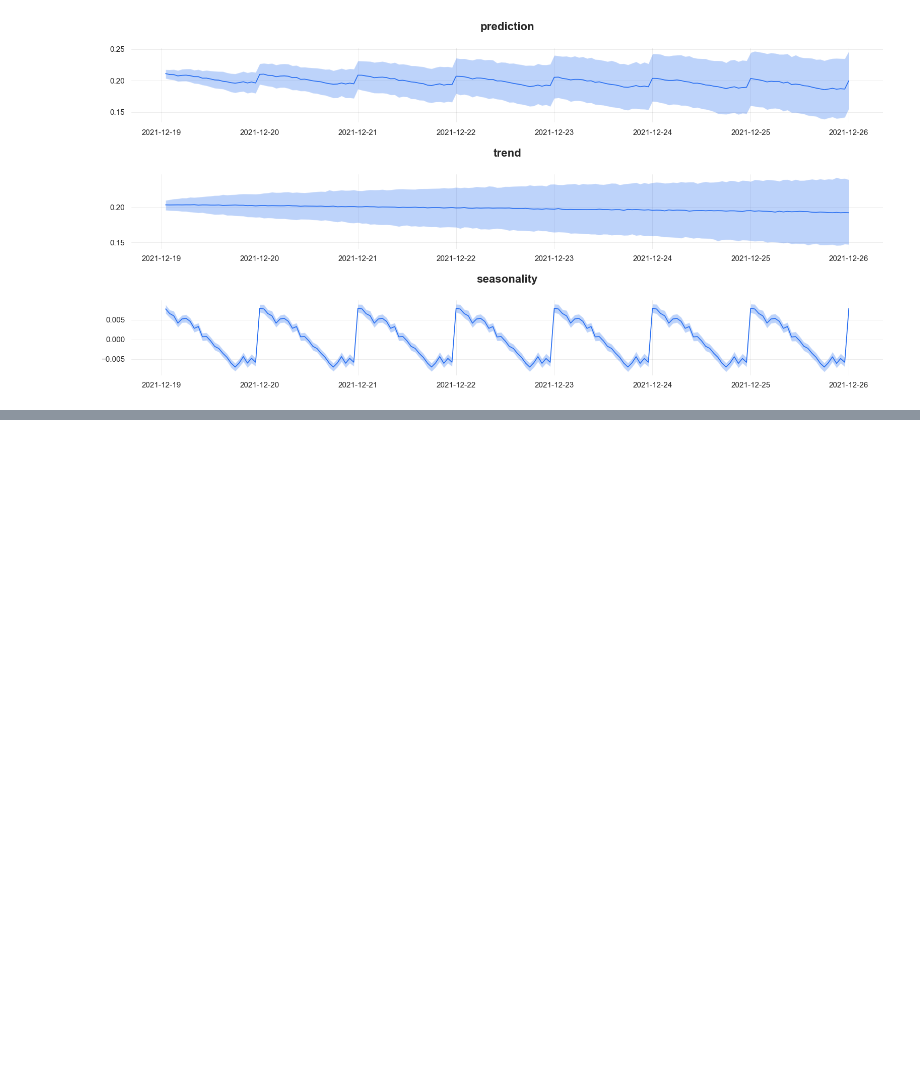
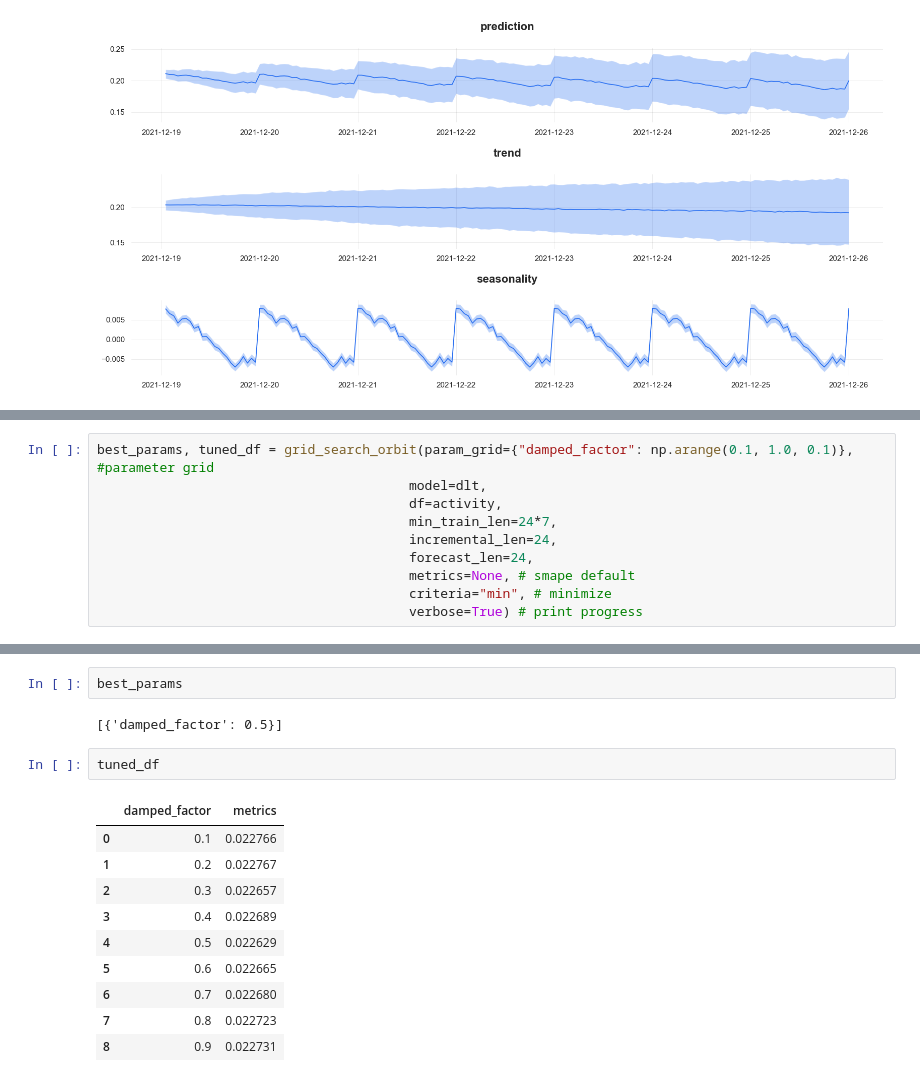
Before and after one commit to YanaOrf/SaaS_Key_Metrics_AB_testing-, a Jupyter notebook: Metrics_prediction.ipynb, the cells around one changed output, grey strips where cells are left out. Cells and saved outputs as stored; diff of their text form; blank space fills up the shorter version.

```diff
--- a/Metrics_prediction.ipynb
+++ b/Metrics_prediction.ipynb
@@ -247,0 +317,10 @@ _ = plot_predicted_components(predicted_df, "hour_time", plot_components=['predi
+# %%
+best_params, tuned_df = grid_search_orbit(param_grid={"damped_factor": np.arange(0.1, 1.0, 0.1)}, #parameter grid
+                                        model=dlt,
+                                        df=activity,
+                                        min_train_len=24*7,
+                                        incremental_len=24,
+                                        forecast_len=24,
+                                        metrics=None, # smape default
+                                        criteria="min", # minimize
+                                        verbose=True) # print progress
@@ -247,0 +346,17 @@ _ = plot_predicted_components(predicted_df, "hour_time", plot_components=['predi
+# %%
+best_params
+# %% [output]
+[{'damped_factor': 0.5}]
+# %%
+tuned_df
+# %% [output]
+|  | damped_factor | metrics |
+| 0 | 0.1 | 0.022766 |
+| 1 | 0.2 | 0.022767 |
+| 2 | 0.3 | 0.022657 |
+| 3 | 0.4 | 0.022689 |
+| 4 | 0.5 | 0.022629 |
+| 5 | 0.6 | 0.022665 |
+| 6 | 0.7 | 0.022680 |
+| 7 | 0.8 | 0.022723 |
+| 8 | 0.9 | 0.022731 |
```
Also changed, not shown: parts of 17 cells of this notebook.
